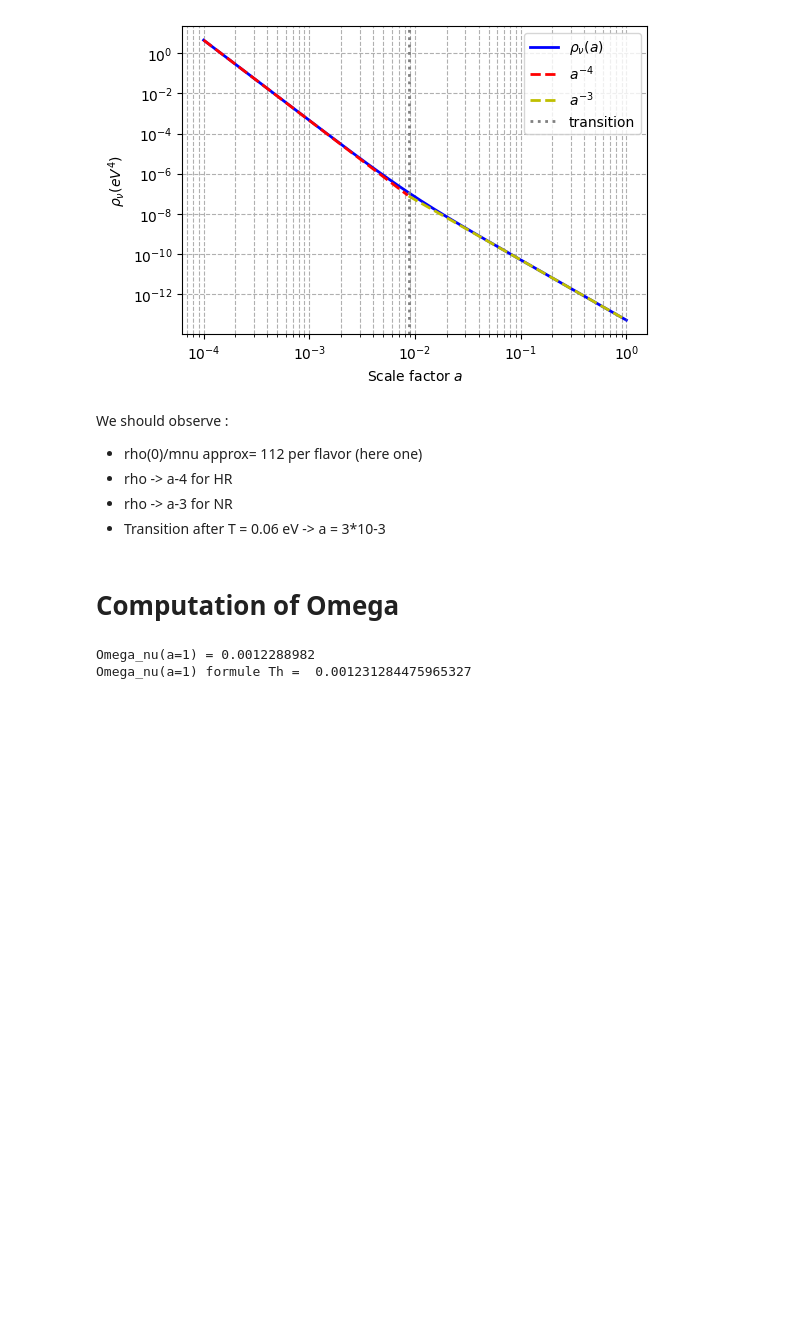
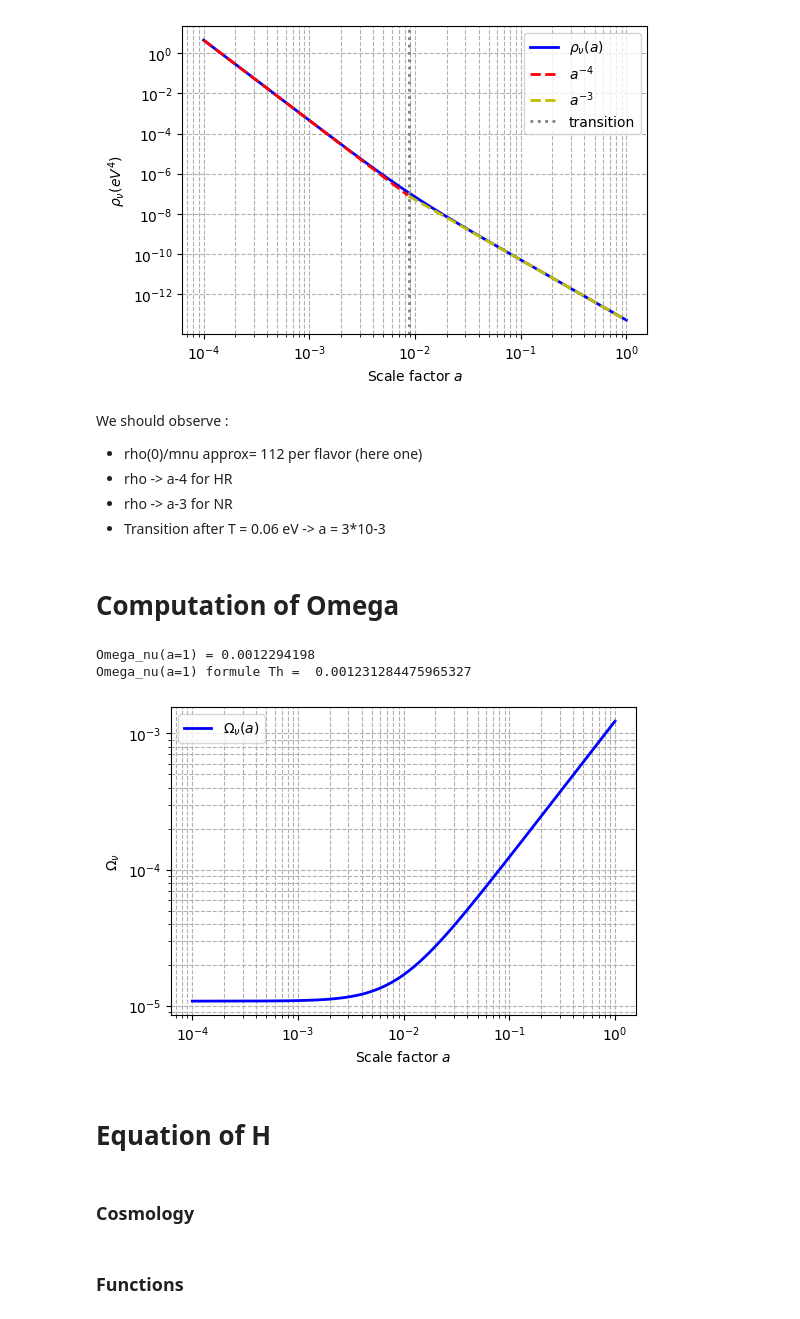
Before and after one commit to Xantyos13/DISCO-DJ, a Jupyter notebook: Test_Bench.ipynb, the cells around one changed output. Cells and saved outputs as stored; diff of their text form; code cells hidden in the pictures; blank space fills up the shorter version.

Commit message:
Add of Hubble parameter and growth function in test bench

```diff
--- a/Test_Bench.ipynb
+++ b/Test_Bench.ipynb
@@ -28,0 +24,7 @@ mpl.rcParams.update(mpl.rcParamsDefault)
+# %%
+mpl.use("pgf")
+mpl.rcParams.update({
+    "pgf.texsystem": "pdflatex",
+    "font.family": "serif",
+    "text.usetex": True,
+})
@@ -145,9 +151,10 @@ Neutrino and cosmological parameters
 mnu = 0.06  # neutrio mass
 Tcmb = 2.725  #  CMB temp (K)
 Tnu0 = (4/11)**(1/3)*Tcmb
-c2ok = 1.160451812e4  # conversion K/eV :
-amnu = mnu * c2ok / Tnu0 # parameter amnu pour nu_background
+conKeV = 1.160451812e4  # conversion K/eV :
+amnu = mnu * conKeV / Tnu0 # parameter amnu pour nu_background
 h = 0.72 # dimensionless Hubble const
-rho_c = 4.2e-11 # h=0.72 (eV4)
 g=2 # DoF
-conv_ev3_to_cm3 = (5.0677307e4)**3  # ~1.30e14
+conv_ev3_to_cm3 = (5.0677307e4)**3  # conversion eV3 / cm3
+rho_c = 10.54e3 * h**2 / conv_ev3_to_cm3   # 4.2e-11(eV4)
+print(rho_c)
@@ -161,12 +170,12 @@ a = jnp.geomspace(1e-4, 1.0, 500)
 rho_nu = jax.vmap(lambda aa: nu_background(aa, amnu)[0])(a)
 
 # Transfo ev4
-rho_nu = rho_nu * g * (Tnu0/c2ok)**4 / 2 / jnp.pi**2 / a**4
+rho_nu = rho_nu * g * (Tnu0/conKeV)**4 / 2 / jnp.pi**2 / a**4
 
-# Density of neutrinos today ????
+# Density of neutrinos today
 rho0 = rho_nu[-1]
 n_nu0 = rho0 / mnu * conv_ev3_to_cm3
-n_nu0_th = g * (3 * zeta(3) / (4 * pi**2)) * (Tnu0/c2ok)**3 * conv_ev3_to_cm3
+n_nu0_th = g * (3 * zeta(3) / (4 * pi**2)) * (Tnu0/conKeV)**3 * conv_ev3_to_cm3
 print("n_nu0_Th(cm-3) =", n_nu0_th)
 print("n_nu0 (cm-3) =", n_nu0)
 
@@ -208,19 +217,29 @@ We should observe :
 # %% [markdown]
 # Computation of Omega
 # %%
+#Omega
 Omega_nu = rho_nu *a**(4) / rho_c
+
+#Omega comparaisom sim / theory
+Omega_nu0 = Omega_nu[-1]
 print("Omega_nu(a=1) =", Omega_nu[-1])
 print("Omega_nu(a=1) formule Th = " , mnu / 94 / 0.72**2)
 
+#Plot
 plt.figure(figsize=(6,4))
 plt.loglog(a, Omega_nu,color='blue', label=r'$\Omega_\nu(a)$',lw=2)
 plt.xlabel(r'Scale factor $a$')
 plt.ylabel(r'$\Omega_\nu$')
 #plt.title('cosmological density parameter for neutrino as a function of scale factor')
 plt.grid(True, which='both', ls='--')
 plt.legend()
 plt.show()
 #plt.savefig('omega.pgf')
 # %% [output]
-Omega_nu(a=1) = 0.0012288982
+Omega_nu(a=1) = 0.0012294198
 Omega_nu(a=1) formule Th =  0.001231284475965327
+[figure, added]
+# %% [markdown]
+# Equation of H
+# %% [markdown]
+### Cosmology
@@ -226,0 +256,2 @@ Omega_nu(a=1) formule Th =  0.001231284475965327
+# %% [markdown]
+### Functions
```
Also changed, not shown: parts of 21 cells of this notebook, 2 other files.
